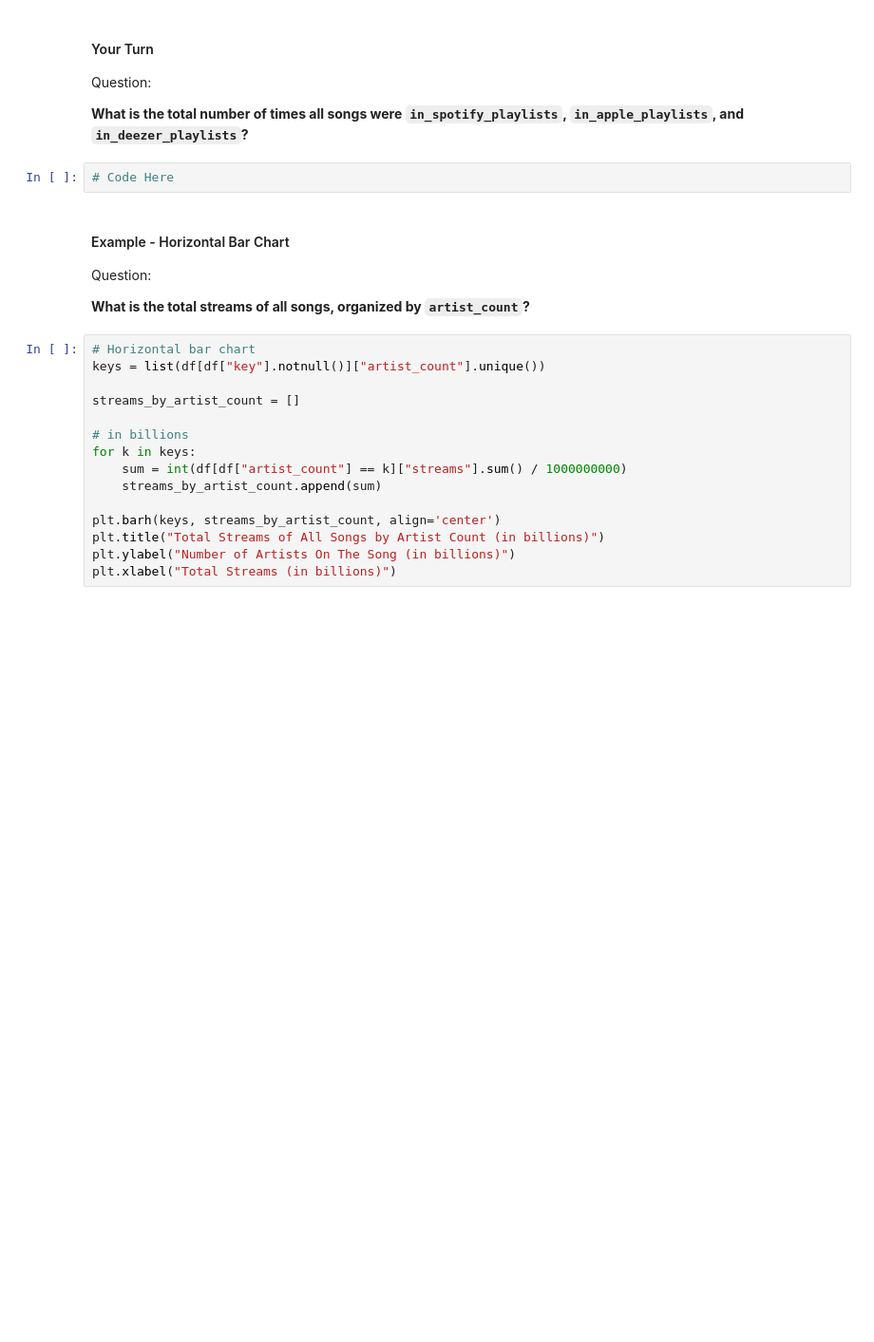
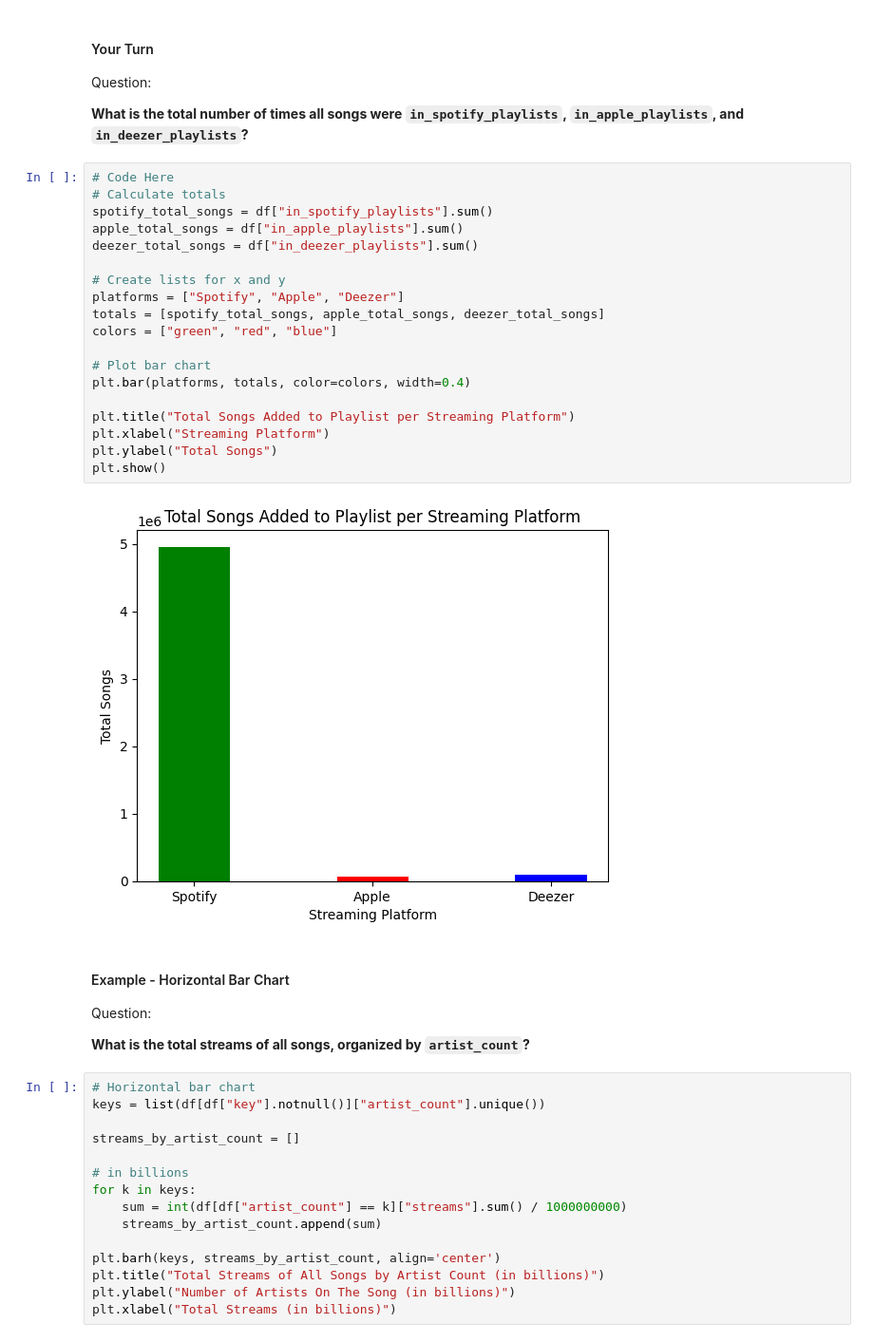
Before and after one commit to ornelagolloshi25/data-analysis-projects-class-19-and-20, a Jupyter notebook: class-19/exercises/data-viz-exercises.ipynb, the cells around one changed output. Shown at 95% size. Drawn from its saved outputs; the diff is of its cells as text; blank space fills up the shorter version.

```diff
--- a/class-19/exercises/data-viz-exercises.ipynb
+++ b/class-19/exercises/data-viz-exercises.ipynb
@@ -170,8 +208,27 @@ plt.ylabel("Total Streams (in billions)")
 Question:
 
 **What is the total number of times all songs were `in_spotify_playlists`, `in_apple_playlists`, and `in_deezer_playlists`?**
-# %%
-# Code Here
+# %%
+# Code Here
+# Calculate totals
+spotify_total_songs = df["in_spotify_playlists"].sum()
+apple_total_songs = df["in_apple_playlists"].sum()
+deezer_total_songs = df["in_deezer_playlists"].sum()
+
+# Create lists for x and y
+platforms = ["Spotify", "Apple", "Deezer"]
+totals = [spotify_total_songs, apple_total_songs, deezer_total_songs]
+colors = ["green", "red", "blue"]
+
+# Plot bar chart
+plt.bar(platforms, totals, color=colors, width=0.4)
+
+plt.title("Total Songs Added to Playlist per Streaming Platform")
+plt.xlabel("Streaming Platform")
+plt.ylabel("Total Songs")
+plt.show()
+# %% [output]
+[figure, added]
 # %% [markdown]
 #### Example - Horizontal Bar Chart
 
```
Also changed, not shown: parts of 21 cells of this notebook.
